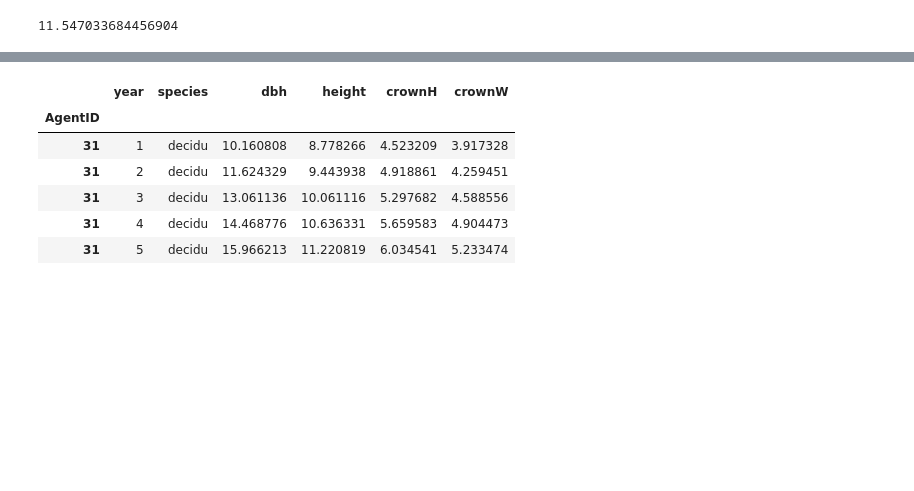
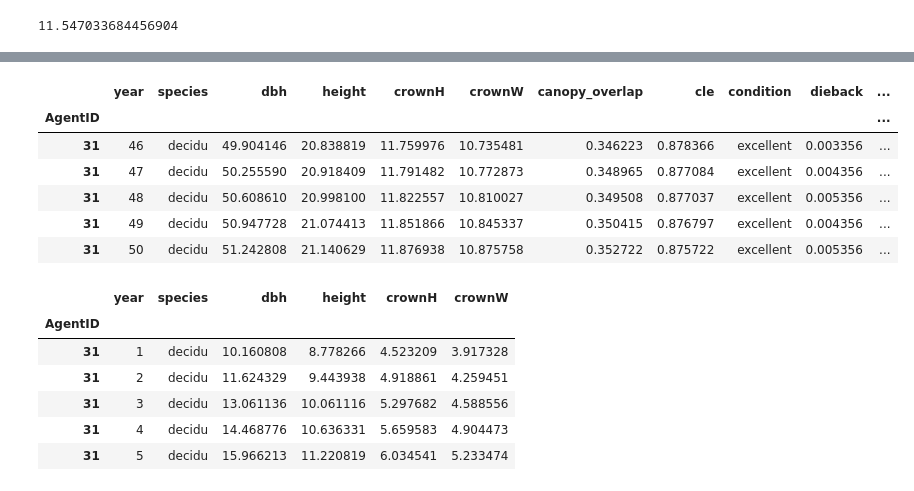
Before and after one commit to lucidmindsai/gus, a Jupyter notebook: notebooks/Cooling.ipynb, the cells around one changed output, grey strips where cells are left out. Drawn from its saved outputs; the diff is of its cells as text; code cells hidden in the pictures; blank space fills up the shorter version.

```diff
--- a/notebooks/Cooling.ipynb
+++ b/notebooks/Cooling.ipynb
@@ -170,6 +170,15 @@ df.tail()
 # %%
 t_42 = df.xs(42)
 t_31 = df.xs(31)
+t_31.tail()
+# %% [output]
+|  | year | species | dbh | height | crownH | crownW | canopy_overlap | cle | condition | dieback | ... |
+| AgentID |  |  |  |  |  |  |  |  |  |  | ... |
+| 31 | 46 | decidu | 49.904146 | 20.838819 | 11.759976 | 10.735481 | 0.346223 | 0.878366 | excellent | 0.003356 | ... |
+| 31 | 47 | decidu | 50.255590 | 20.918409 | 11.791482 | 10.772873 | 0.348965 | 0.877084 | excellent | 0.004356 | ... |
+| 31 | 48 | decidu | 50.608610 | 20.998100 | 11.822557 | 10.810027 | 0.349508 | 0.877037 | excellent | 0.005356 | ... |
+| 31 | 49 | decidu | 50.947728 | 21.074413 | 11.851866 | 10.845337 | 0.350415 | 0.876797 | excellent | 0.004356 | ... |
+| 31 | 50 | decidu | 51.242808 | 21.140629 | 11.876938 | 10.875758 | 0.352722 | 0.875722 | excellent | 0.005356 | ... |
 # %%
 t_42 = t_42[['year','species','dbh','height','crownH', 'crownW']]
 t_31 = t_31[['year','species','dbh','height','crownH', 'crownW']]
```
Also changed, not shown: parts of 8 cells of this notebook, 2 other files.
